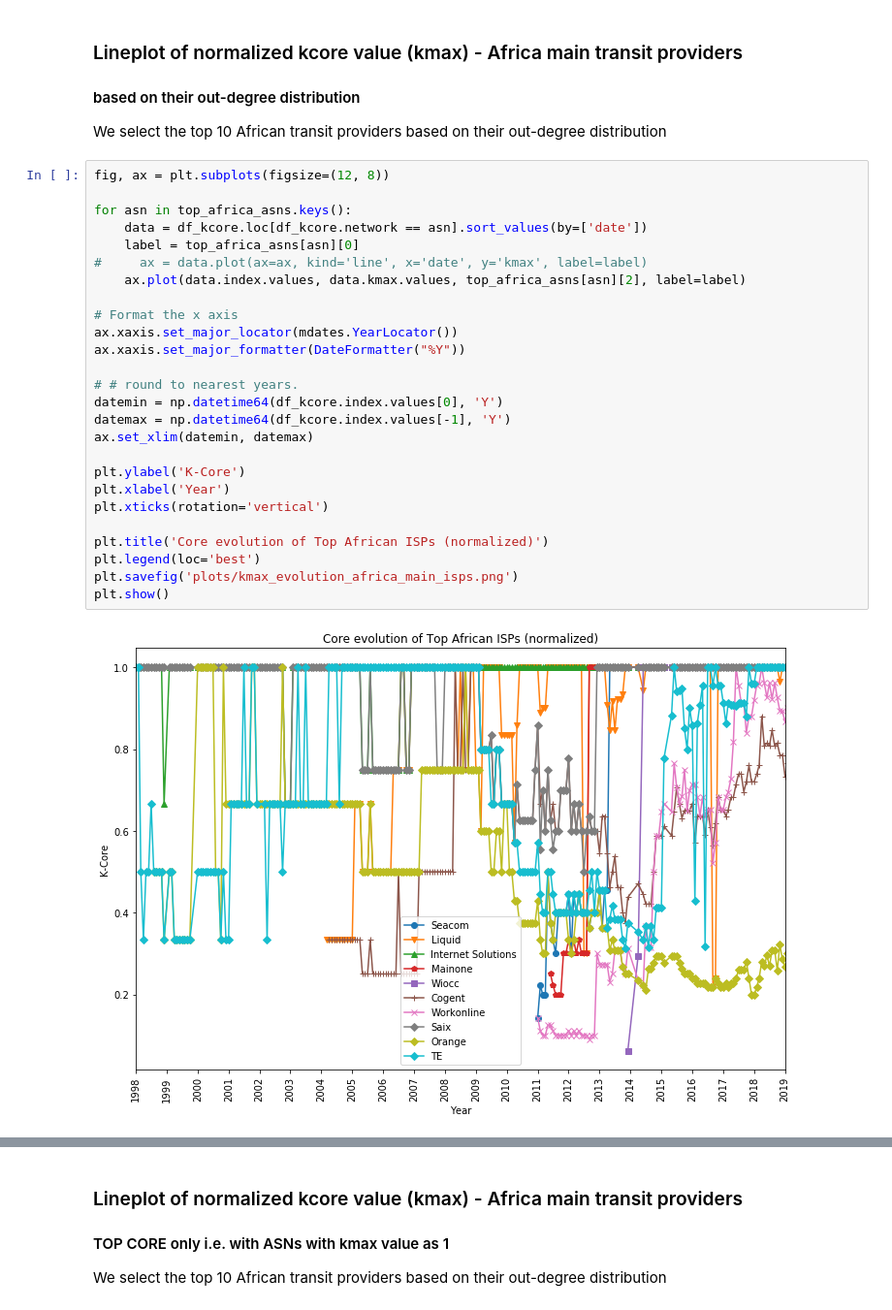
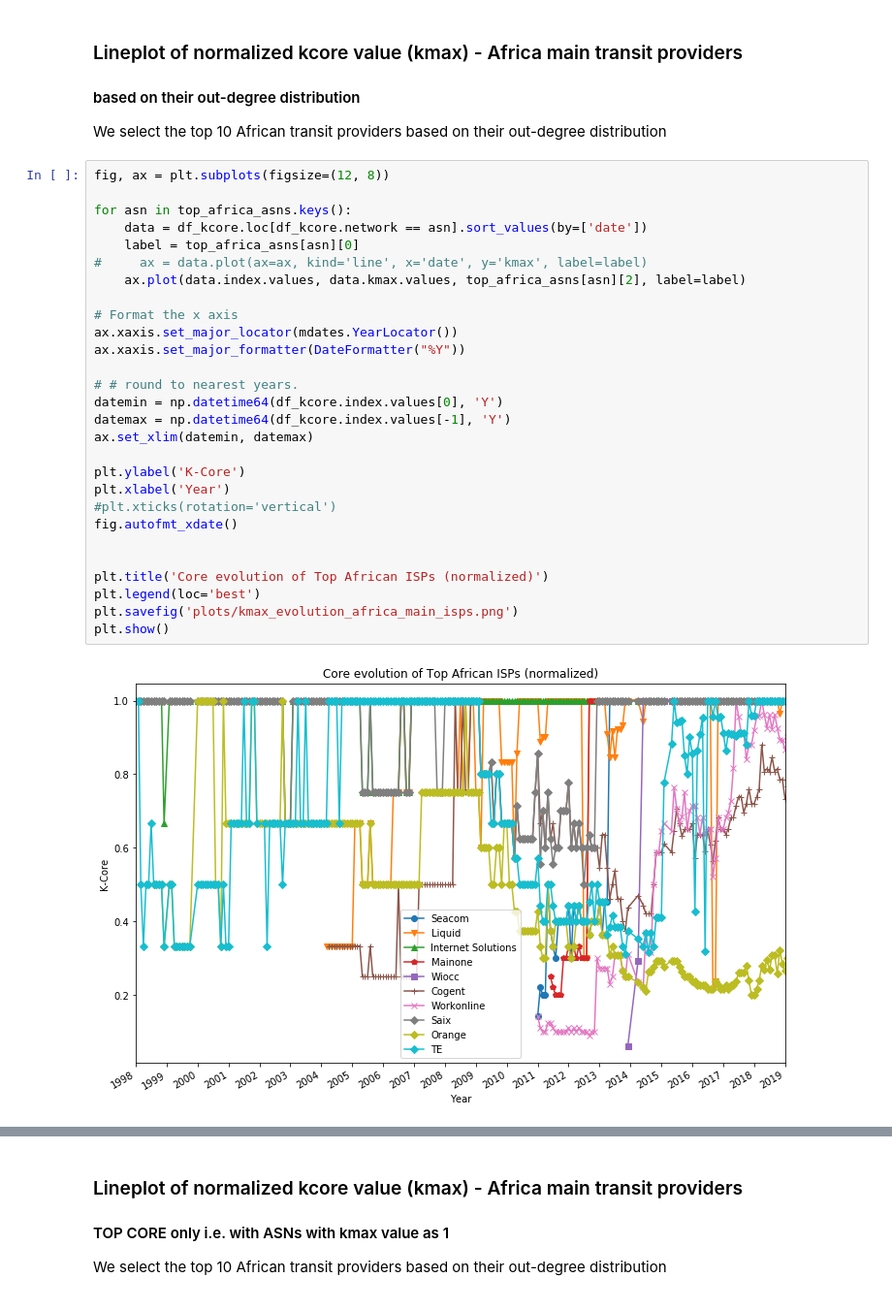
Before and after one commit to AFRINIC-Labs/internet-consolidation-africa, a Jupyter notebook: K-Core/k-core-africa.ipynb, the cells around one changed output, grey strips where cells are left out. Shown: that part at 97% size. Saved outputs shown, nothing was run; the diff lists cells and outputs as text.

```diff
--- a/K-Core/k-core-africa.ipynb
+++ b/K-Core/k-core-africa.ipynb
@@ -214,31 +231,33 @@ We select the top 10 African transit providers based on their out-degree distrib
 # %%
 fig, ax = plt.subplots(figsize=(12, 8))
 
 for asn in top_africa_asns.keys():
     data = df_kcore.loc[df_kcore.network == asn].sort_values(by=['date'])
     label = top_africa_asns[asn][0]
 #     ax = data.plot(ax=ax, kind='line', x='date', y='kmax', label=label)
     ax.plot(data.index.values, data.kmax.values, top_africa_asns[asn][2], label=label)
 
 # Format the x axis
 ax.xaxis.set_major_locator(mdates.YearLocator())
 ax.xaxis.set_major_formatter(DateFormatter("%Y"))
 
 # # round to nearest years.
 datemin = np.datetime64(df_kcore.index.values[0], 'Y')
 datemax = np.datetime64(df_kcore.index.values[-1], 'Y')
 ax.set_xlim(datemin, datemax)
 
 plt.ylabel('K-Core')
 plt.xlabel('Year')
-plt.xticks(rotation='vertical')
+#plt.xticks(rotation='vertical')
+fig.autofmt_xdate()
+
 
 plt.title('Core evolution of Top African ISPs (normalized)')
 plt.legend(loc='best')
 plt.savefig('plots/kmax_evolution_africa_main_isps.png')
 plt.show()
 # %% [output]
-[figure, old version]
+[figure, new version]
 # %%
 fig, ax = plt.subplots(figsize=(12, 8))
 
```
Also changed, not shown: parts of 16 cells of this notebook, 5 other files.
